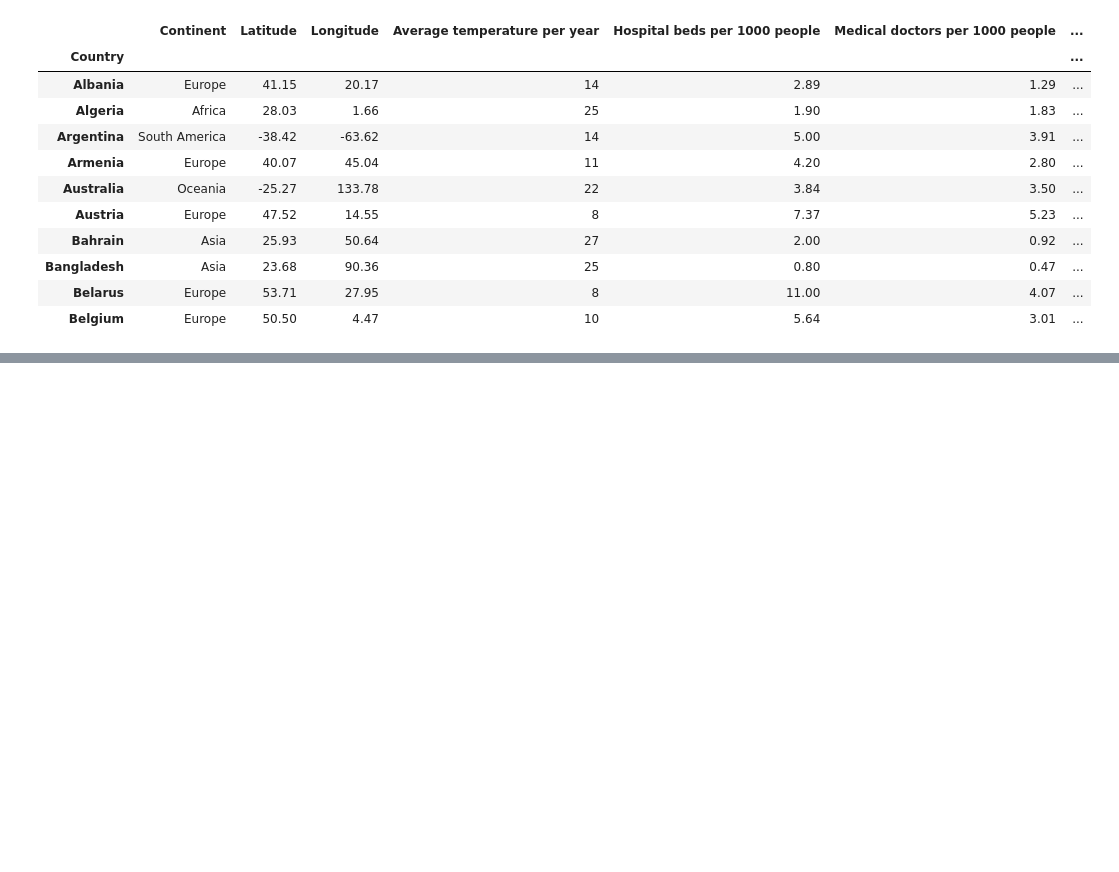
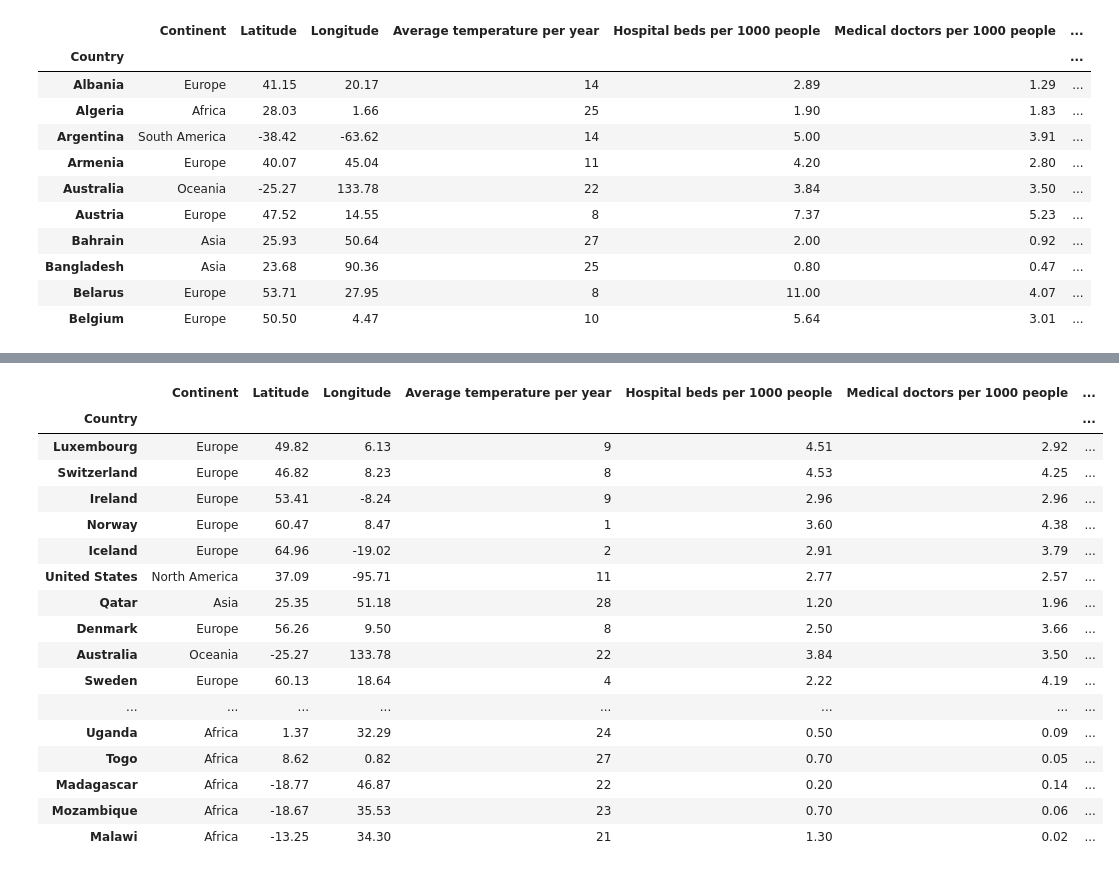
Before and after one commit to Andreas-Ts/Data-Mining-Project-Covid, a Jupyter notebook: Main.ipynb, the cells around one changed output, grey strips where cells are left out. Drawn from its saved outputs; the diff is of its cells as text; code cells hidden in the pictures; blank space fills up the shorter version.

```diff
--- a/Main.ipynb
+++ b/Main.ipynb
@@ -355,0 +315,21 @@ countries_stats.sort_values(by='Daily deaths per thousand people',ascending=Fals
+# %%
+countries_stats.sort_values(by='GDP/Capita',ascending=False)
+# %% [output]
+|  | Continent | Latitude | Longitude | Average temperature per year | Hospital beds per 1000 people | Medical doctors per 1000 people | ... |
+| Country |  |  |  |  |  |  | ... |
+| Luxembourg | Europe | 49.82 | 6.13 | 9 | 4.51 | 2.92 | ... |
+| Switzerland | Europe | 46.82 | 8.23 | 8 | 4.53 | 4.25 | ... |
+| Ireland | Europe | 53.41 | -8.24 | 9 | 2.96 | 2.96 | ... |
+| Norway | Europe | 60.47 | 8.47 | 1 | 3.60 | 4.38 | ... |
+| Iceland | Europe | 64.96 | -19.02 | 2 | 2.91 | 3.79 | ... |
+| United States | North America | 37.09 | -95.71 | 11 | 2.77 | 2.57 | ... |
+| Qatar | Asia | 25.35 | 51.18 | 28 | 1.20 | 1.96 | ... |
+| Denmark | Europe | 56.26 | 9.50 | 8 | 2.50 | 3.66 | ... |
+| Australia | Oceania | -25.27 | 133.78 | 22 | 3.84 | 3.50 | ... |
+| Sweden | Europe | 60.13 | 18.64 | 4 | 2.22 | 4.19 | ... |
+| ... | ... | ... | ... | ... | ... | ... | ... |
+| Uganda | Africa | 1.37 | 32.29 | 24 | 0.50 | 0.09 | ... |
+| Togo | Africa | 8.62 | 0.82 | 27 | 0.70 | 0.05 | ... |
+| Madagascar | Africa | -18.77 | 46.87 | 22 | 0.20 | 0.14 | ... |
+| Mozambique | Africa | -18.67 | 35.53 | 23 | 0.70 | 0.06 | ... |
+| Malawi | Africa | -13.25 | 34.30 | 21 | 1.30 | 0.02 | ... |
```
Also changed, not shown: parts of 13 cells of this notebook.
